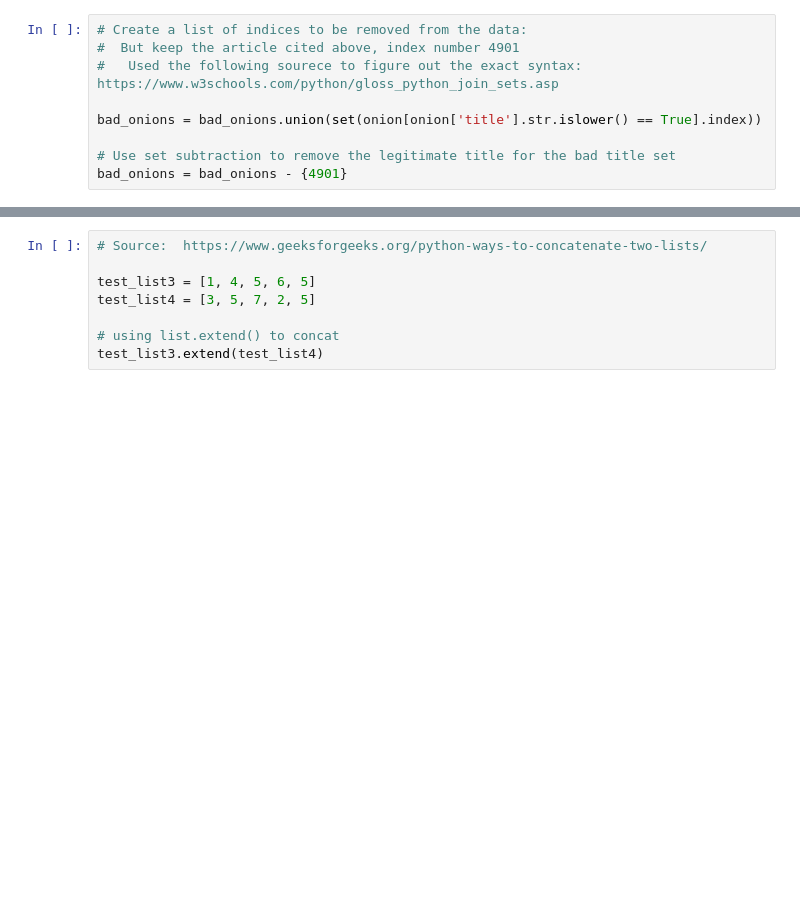
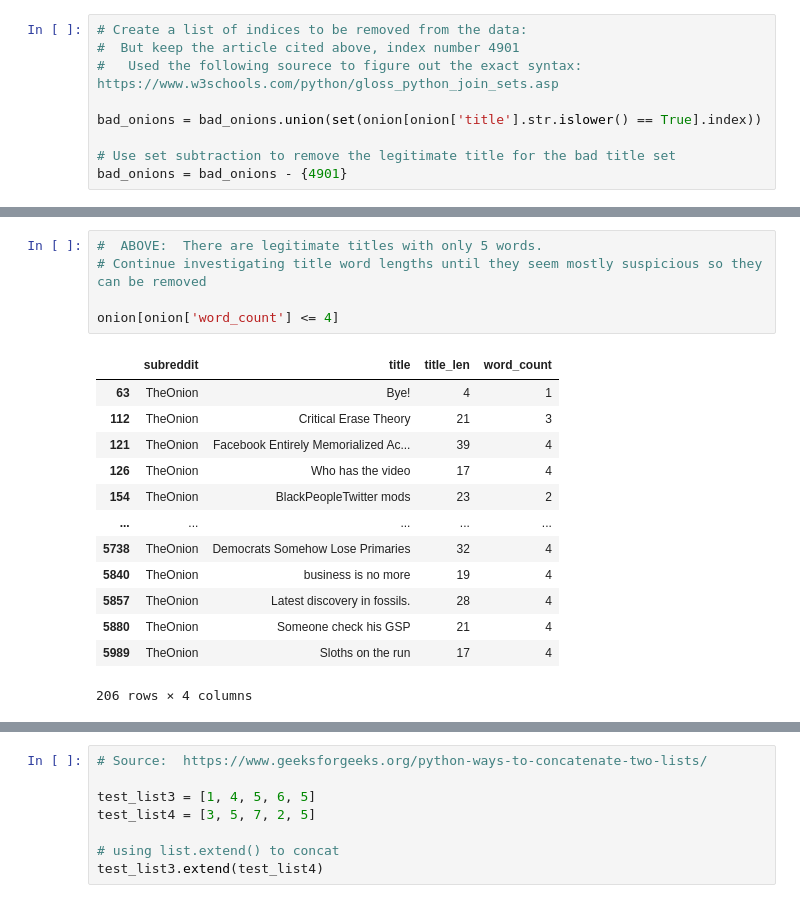
Before and after one commit to drossDS/Humor_Identification_with_NLP, a Jupyter notebook: code/2-Data_Cleaning.ipynb, the cells around one changed output, grey strips where cells are left out. Drawn from its saved outputs; the diff is of its cells as text; blank space fills up the shorter version.

```diff
--- a/code/2-Data_Cleaning.ipynb
+++ b/code/2-Data_Cleaning.ipynb
@@ -512,0 +535,19 @@ set(onion[onion['title'].str.islower() == True].index)
+# %%
+#  ABOVE:  There are legitimate titles with only 5 words.
+# Continue investigating title word lengths until they seem mostly suspicious so they can be removed
+
+onion[onion['word_count'] <= 4]
+# %% [output]
+|  | subreddit | title | title_len | word_count |
+| 63 | TheOnion | Bye! | 4 | 1 |
+| 112 | TheOnion | Critical Erase Theory | 21 | 3 |
+| 121 | TheOnion | Facebook Entirely Memorialized Ac... | 39 | 4 |
+| 126 | TheOnion | Who has the video | 17 | 4 |
+| 154 | TheOnion | BlackPeopleTwitter mods | 23 | 2 |
+| ... | ... | ... | ... | ... |
+| 5738 | TheOnion | Democrats Somehow Lose Primaries | 32 | 4 |
+| 5840 | TheOnion | business is no more | 19 | 4 |
+| 5857 | TheOnion | Latest discovery in fossils. | 28 | 4 |
+| 5880 | TheOnion | Someone check his GSP | 21 | 4 |
+| 5989 | TheOnion | Sloths on the run | 17 | 4 |
+206 rows × 4 columns
```
Also changed, not shown: parts of 21 cells of this notebook.
